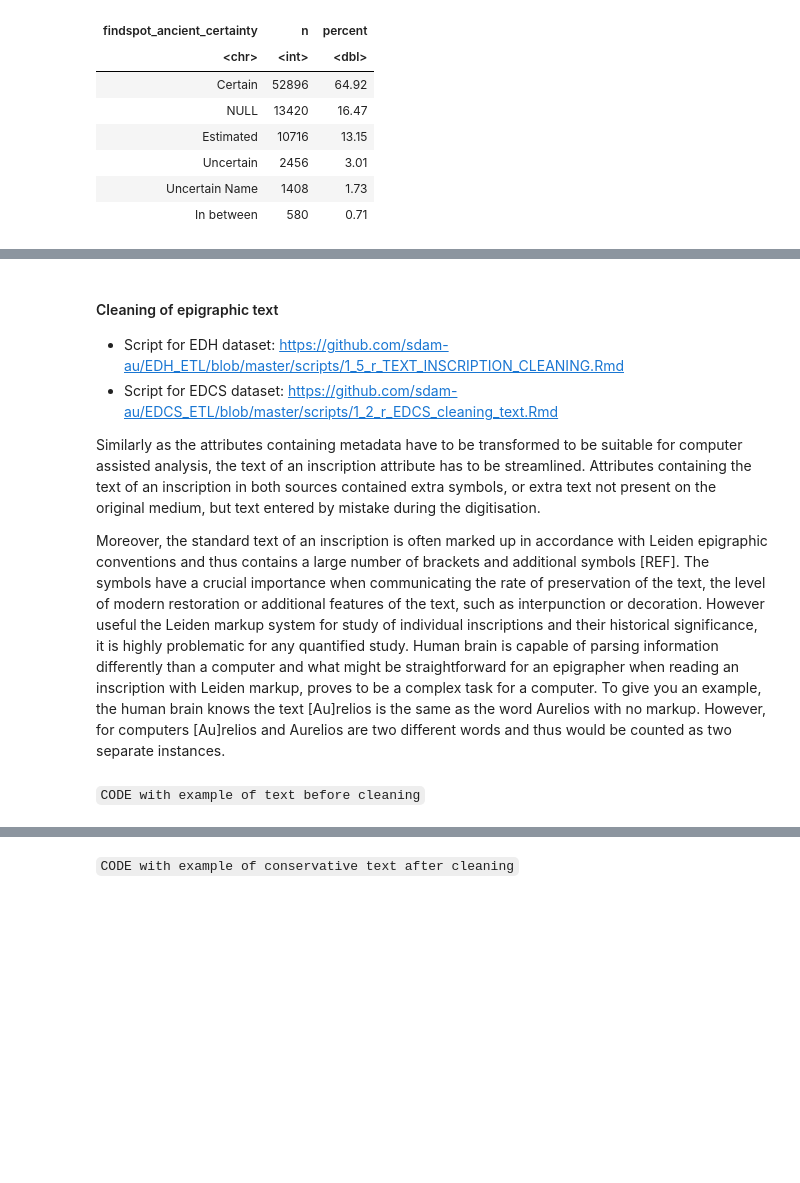
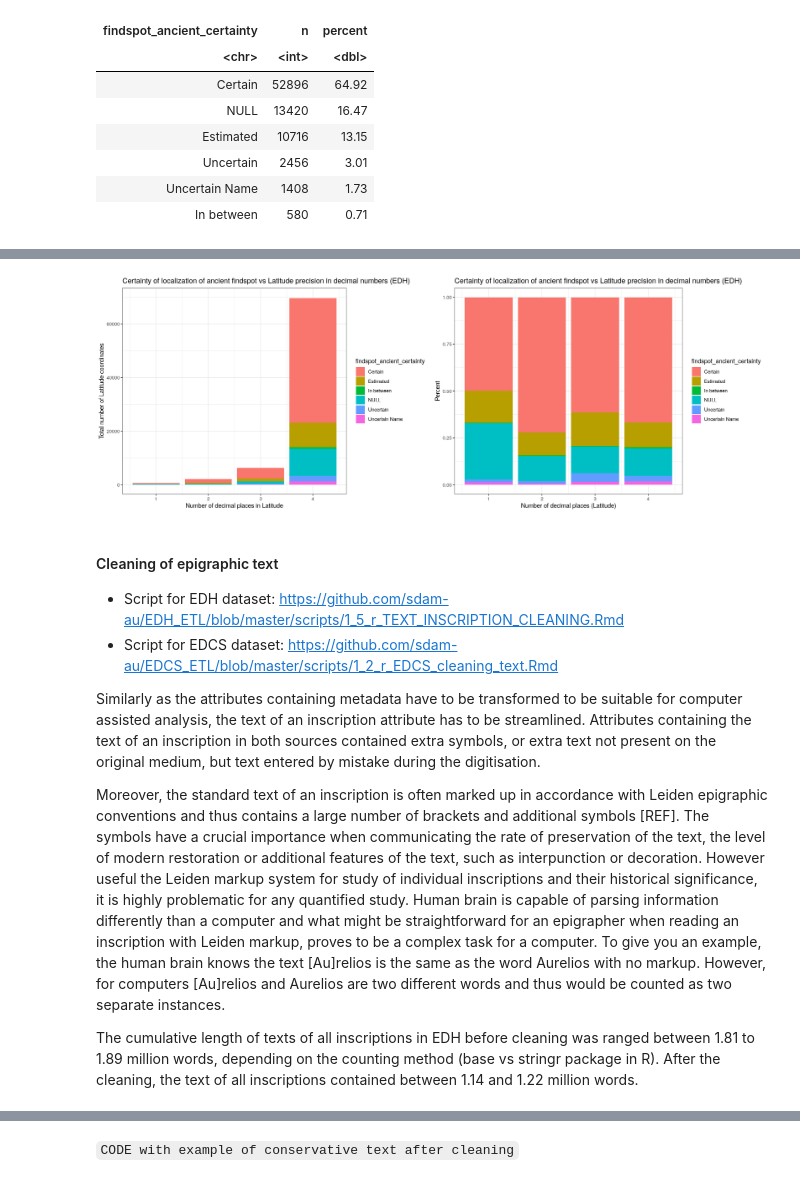
Before and after one commit to sdam-au/digital_epigraphy, a Jupyter notebook: scripts/1_data_hermeneutics_R_kernel.ipynb, the cells around one changed output, grey strips where cells are left out. Drawn from its saved outputs; the diff is of its cells as text; code cells hidden in the pictures; blank space fills up the shorter version.

````diff
--- a/scripts/1_data_hermeneutics_R_kernel.ipynb
+++ b/scripts/1_data_hermeneutics_R_kernel.ipynb
@@ -597,3 +538,24 @@ Traceback:
+# %%
+options(repr.plot.width = 17, repr.plot.height = 6)
+loc_prec_1_EDH<- ggplot(loc_cert_EDH, aes(x = as.numeric(latitude_decim), fill = findspot_ancient_certainty)) +
+  geom_bar() +
+    labs(title= "Certainty of localization of ancient findspot vs Latitude precision in decimal numbers (EDH)",
+         y="Total number of Latitude coordinates",
+         x="Number of decimal places in Latitude") +
+    coord_cartesian(ylim=c(0,70000)) +
+    theme_bw()
+
+loc_prec_2_EDH<- ggplot(loc_cert_EDH, aes(x = as.numeric(latitude_decim), fill = findspot_ancient_certainty)) +
+  geom_bar(position="fill") +
+    labs(title= "Certainty of localization of ancient findspot vs Latitude precision in decimal numbers (EDH)",
+         y="Percent",
+         x="Number of decimal places (Latitude)") +
+    coord_cartesian(ylim=c(0,1)) +
+    theme_bw()
+
+ggpubr::ggarrange(loc_prec_1_EDH, loc_prec_2_EDH, ncol = 2, nrow = 1, vjust = 1)
+# %% [output]
+[figure, added]
 # %% [markdown]
 #### Cleaning of epigraphic text
 
@@ -603,5 +565,5 @@ Traceback:
 Similarly as the attributes containing metadata have to be transformed to be suitable for computer assisted analysis, the text of an inscription attribute has to be streamlined. Attributes containing the text of an inscription in both sources contained extra symbols, or extra text not present on the original medium, but text entered by mistake during the digitisation.
 
 Moreover, the standard text of an inscription is often marked up in accordance with Leiden epigraphic conventions and thus contains a large number of brackets and additional symbols [REF]. The symbols have a crucial importance when communicating the rate of preservation of the text, the level of modern restoration or additional features of the text, such as interpunction or decoration. However useful the Leiden markup system for study of individual inscriptions and their historical significance, it is highly problematic for any quantified study. Human brain is capable of parsing information differently than a computer and what might be straightforward for an epigrapher when reading an inscription with Leiden markup, proves to be a complex task for a computer. To give you an example, the human brain knows the text [Au]relios is the same as the word Aurelios with no markup. However, for computers [Au]relios and Aurelios are two different words and thus would be counted as two separate instances.
+
+The cumulative length of texts of all inscriptions in EDH before cleaning was ranged between 1.81 to 1.89 million words, depending on the counting method (base vs stringr package in R). After the cleaning, the text of all inscriptions contained between 1.14 and 1.22 million words.
-# %% [markdown]
-```CODE with example of text before cleaning```
````
Also changed, not shown: parts of 23 cells of this notebook.
